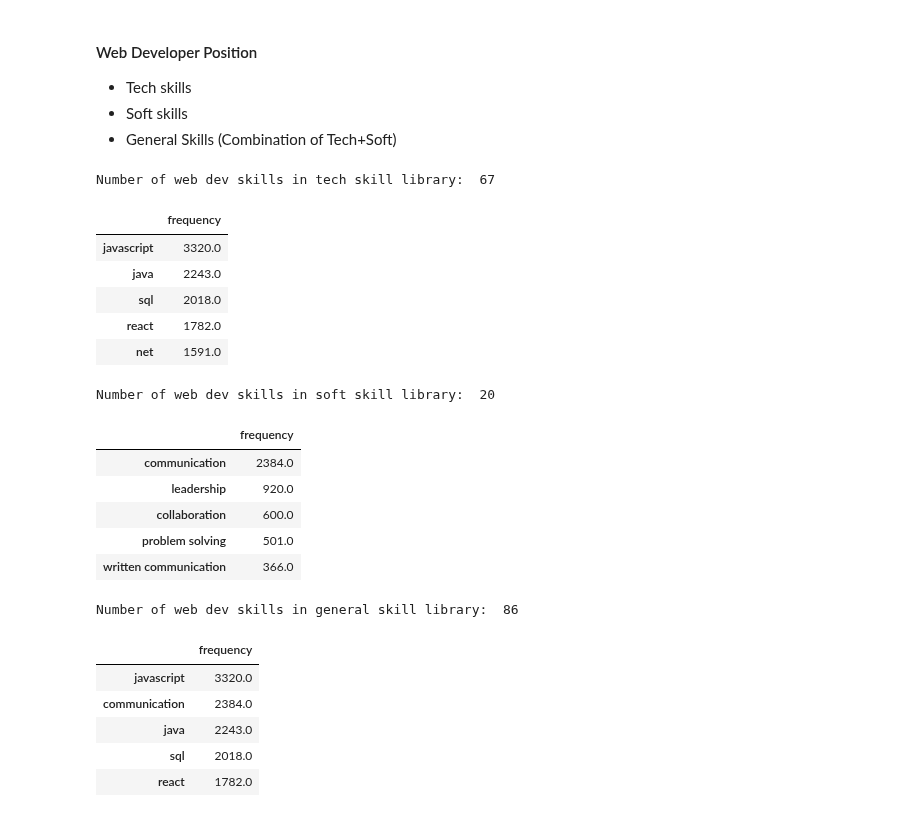
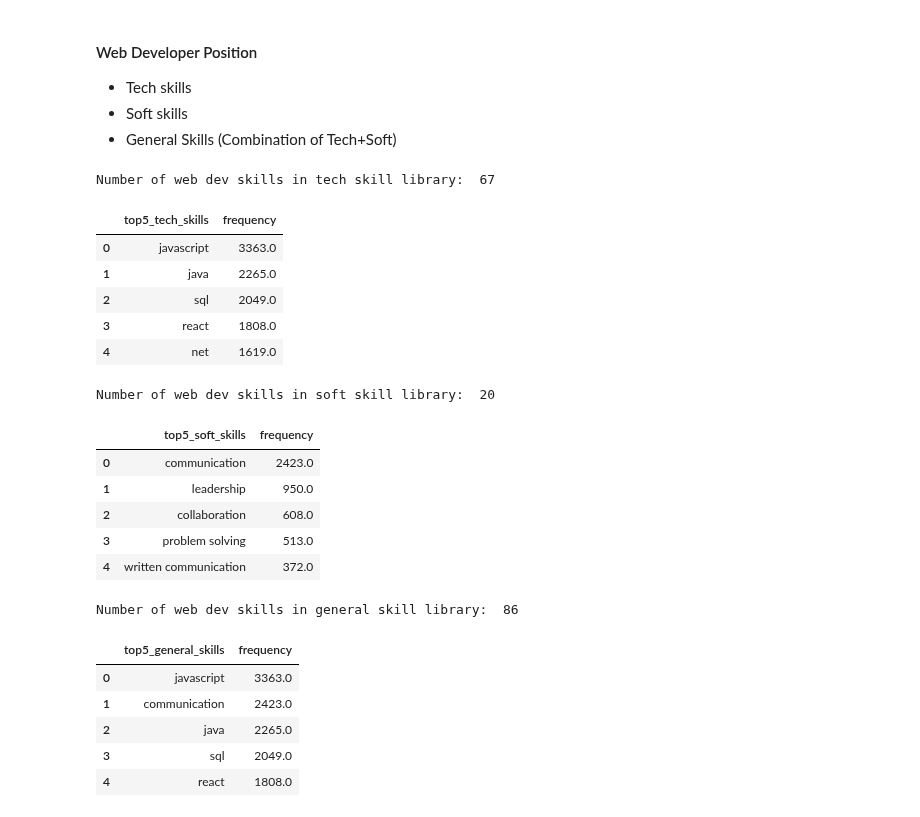
Before and after one commit to Blue-Owl-Data/Job-Search-Dashboard, a Jupyter notebook: MVP.ipynb, the cells around one changed output. Drawn from its saved outputs; the diff is of its cells as text; code cells hidden in the pictures.

```diff
--- a/MVP.ipynb
+++ b/MVP.ipynb
@@ -348,19 +361,19 @@ wd_tech_library = ['html','css','javascript','debugging','git','github','librari
 # %%
 # Print the number of skills in the library
 print("Number of web dev skills in tech skill library: ", len(wd_tech_library))
 
 # Print the top 5 needed tech skills
 
-wd_top_tech = MVP_explore.top_skills(df_wd, 5, wd_tech_library)
+wd_top_tech = MVP_explore.top_skills(df_wd, 5, wd_tech_library, 'tech')
 wd_top_tech
 # %% [output]
 Number of web dev skills in tech skill library:  67
-|  | frequency |
-| javascript | 3320.0 |
-| java | 2243.0 |
-| sql | 2018.0 |
-| react | 1782.0 |
-| net | 1591.0 |
+|  | top5_tech_skills | frequency |
+| 0 | javascript | 3363.0 |
+| 1 | java | 2265.0 |
+| 2 | sql | 2049.0 |
+| 3 | react | 1808.0 |
+| 4 | net | 1619.0 |
 # %%
 # Create a soft library
 wd_soft_library = ['critical thinking','communication','problem solving','teamwork','ethics','business acumen',
@@ -373,16 +386,16 @@ print("Number of web dev skills in soft skill library: ", len(wd_soft_library))
 
 # Print the top 5 needed soft skills
 
-wd_top_tech = MVP_explore.top_skills(df_wd, 5, wd_soft_library)
+wd_top_tech = MVP_explore.top_skills(df_wd, 5, wd_soft_library, 'soft')
 wd_top_tech
 # %% [output]
 Number of web dev skills in soft skill library:  20
-|  | frequency |
-| communication | 2384.0 |
-| leadership | 920.0 |
-| collaboration | 600.0 |
-| problem solving | 501.0 |
-| written communication | 366.0 |
+|  | top5_soft_skills | frequency |
+| 0 | communication | 2423.0 |
+| 1 | leadership | 950.0 |
+| 2 | collaboration | 608.0 |
+| 3 | problem solving | 513.0 |
+| 4 | written communication | 372.0 |
 # %%
 # Create a general library
 wd_general_library = ['html','css','javascript','debugging','git','github','libraries','frameworks','publishing web site',
@@ -400,13 +413,13 @@ print("Number of web dev skills in general skill library: ", len(wd_general_libr
 
 # Print the top 5 needed general skills
 
-wd_top_tech = MVP_explore.top_skills(df_wd, 5, wd_general_library)
+wd_top_tech = MVP_explore.top_skills(df_wd, 5, wd_general_library, 'general')
 wd_top_tech
 # %% [output]
 Number of web dev skills in general skill library:  86
-|  | frequency |
-| javascript | 3320.0 |
-| communication | 2384.0 |
-| java | 2243.0 |
-| sql | 2018.0 |
-| react | 1782.0 |
+|  | top5_general_skills | frequency |
+| 0 | javascript | 3363.0 |
+| 1 | communication | 2423.0 |
+| 2 | java | 2265.0 |
+| 3 | sql | 2049.0 |
+| 4 | react | 1808.0 |
```
Also changed, not shown: parts of 13 cells of this notebook.
